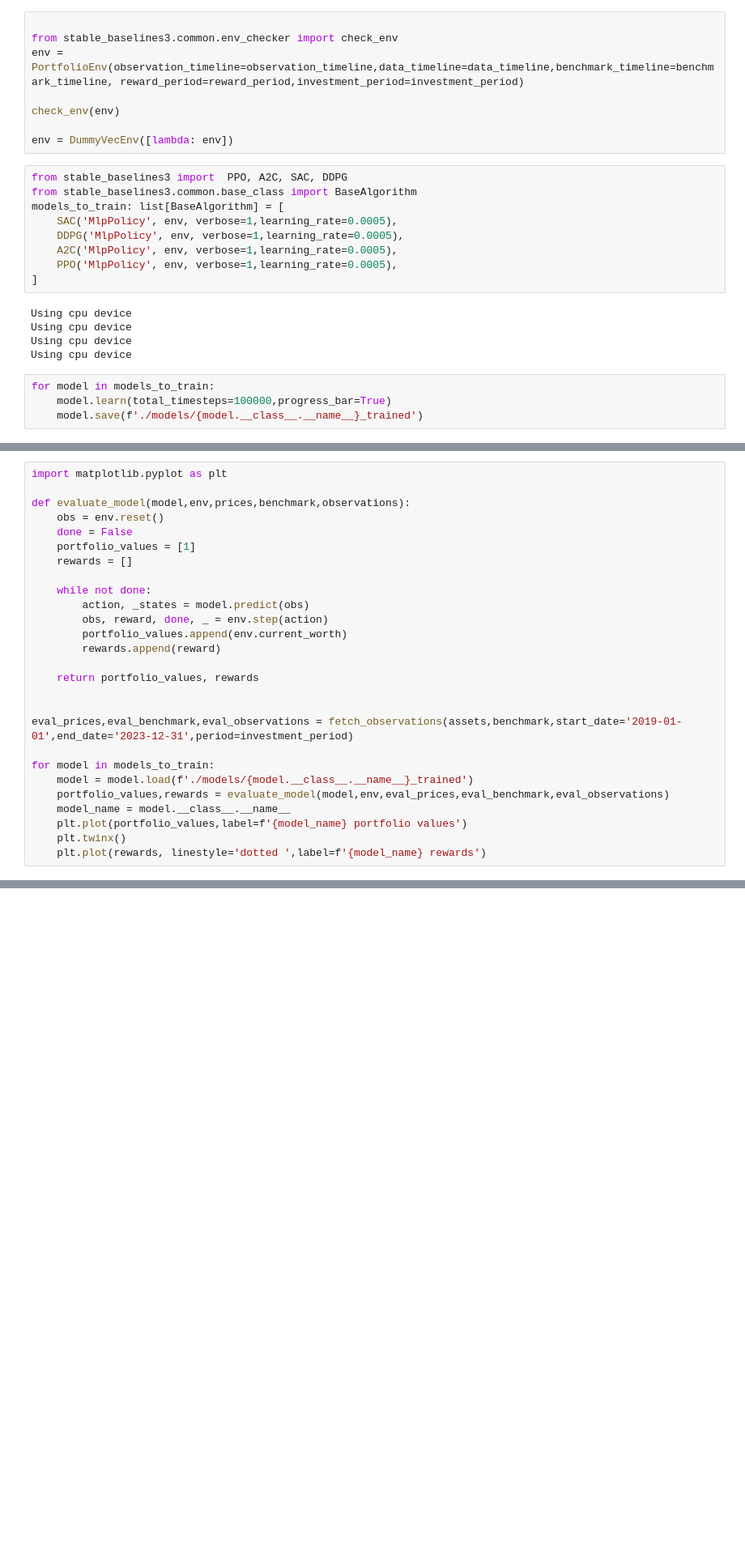
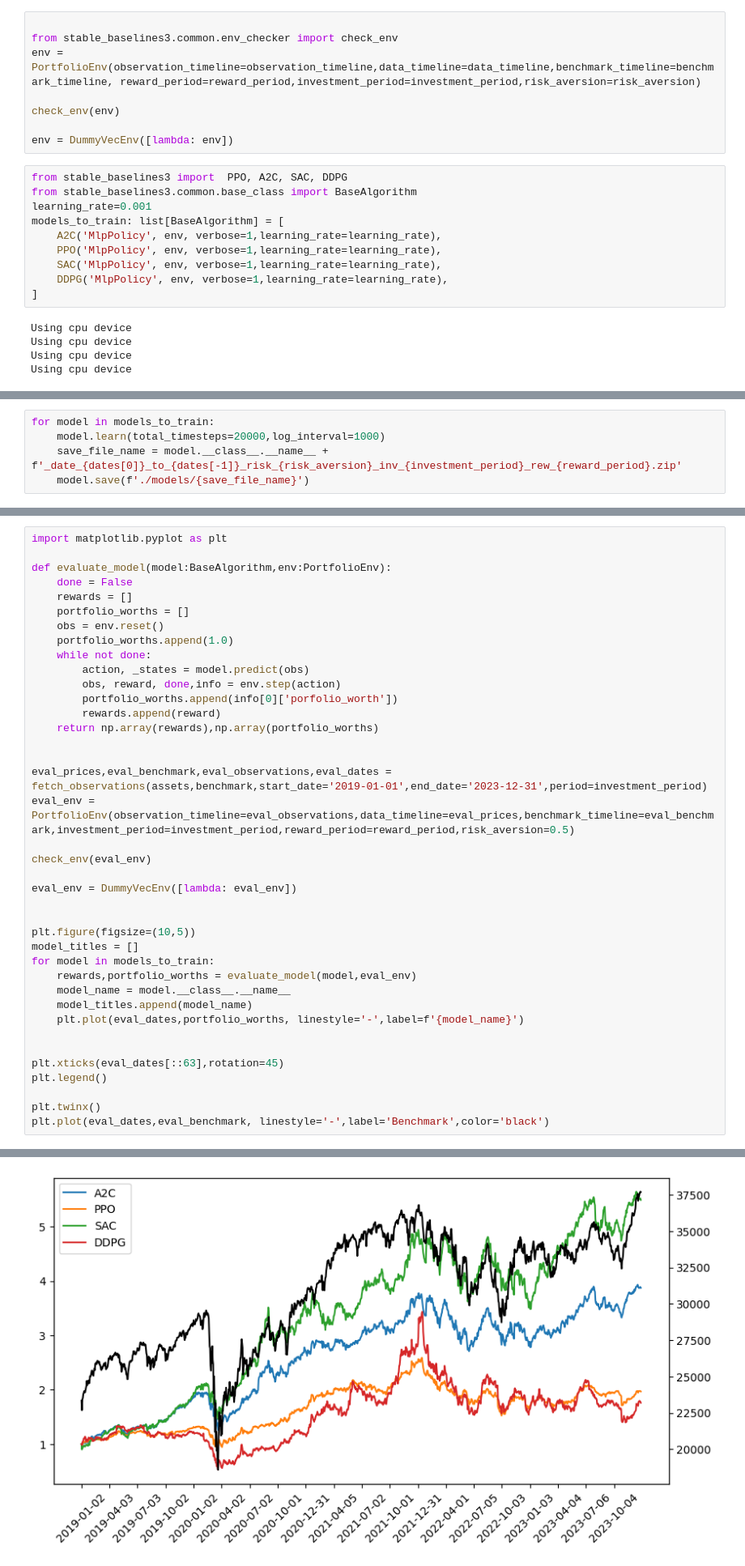
Before and after one commit to sohamviradiya/satan, a Jupyter notebook: main.ipynb, the cells around one changed output, grey strips where cells are left out. Shown: that part at 81% size. Cells and saved outputs as stored; diff of their text form; blank space fills up the shorter version.

Commit message:
fix plots

```diff
--- a/main.ipynb
+++ b/main.ipynb
@@ -125,7 +126,7 @@ data_timeline,benchmark_timeline,observation_timeline = fetch_observations(asset
 # %%
 
 from stable_baselines3.common.env_checker import check_env
-env = PortfolioEnv(observation_timeline=observation_timeline,data_timeline=data_timeline,benchmark_timeline=benchmark_timeline, reward_period=reward_period,investment_period=investment_period)
+env = PortfolioEnv(observation_timeline=observation_timeline,data_timeline=data_timeline,benchmark_timeline=benchmark_timeline, reward_period=reward_period,investment_period=investment_period,risk_aversion=risk_aversion)
 
 check_env(env)
 
@@ -133,18 +134,15 @@ env = DummyVecEnv([lambda: env])
 # %%
 from stable_baselines3 import  PPO, A2C, SAC, DDPG
 from stable_baselines3.common.base_class import BaseAlgorithm
+learning_rate=0.001
 models_to_train: list[BaseAlgorithm] = [
-    SAC('MlpPolicy', env, verbose=1,learning_rate=0.0005),
-    DDPG('MlpPolicy', env, verbose=1,learning_rate=0.0005),
-    A2C('MlpPolicy', env, verbose=1,learning_rate=0.0005),
-    PPO('MlpPolicy', env, verbose=1,learning_rate=0.0005),
+    A2C('MlpPolicy', env, verbose=1,learning_rate=learning_rate),
+    PPO('MlpPolicy', env, verbose=1,learning_rate=learning_rate),
+    SAC('MlpPolicy', env, verbose=1,learning_rate=learning_rate),
+    DDPG('MlpPolicy', env, verbose=1,learning_rate=learning_rate),
 ]
 # %% [output]
 Using cpu device
 Using cpu device
 Using cpu device
 Using cpu device
-# %%
-for model in models_to_train:
-    model.learn(total_timesteps=100000,progress_bar=True)
-    model.save(f'./models/{model.__class__.__name__}_trained')
@@ -152,0 +149,5 @@ for model in models_to_train:
+# %%
+for model in models_to_train:
+    model.learn(total_timesteps=20000,log_interval=1000)
+    save_file_name = model.__class__.__name__ + f'_date_{dates[0]}_to_{dates[-1]}_risk_{risk_aversion}_inv_{investment_period}_rew_{reward_period}.zip'
+    model.save(f'./models/{save_file_name}')
@@ -153,27 +172,40 @@ for model in models_to_train:
 # %%
 import matplotlib.pyplot as plt
 
-def evaluate_model(model,env,prices,benchmark,observations):
+def evaluate_model(model:BaseAlgorithm,env:PortfolioEnv):
+    done = False
+    rewards = []
+    portfolio_worths = []
     obs = env.reset()
-    done = False
-    portfolio_values = [1]
-    rewards = []
-
+    portfolio_worths.append(1.0)
     while not done:
         action, _states = model.predict(obs)
-        obs, reward, done, _ = env.step(action)
-        portfolio_values.append(env.current_worth)
+        obs, reward, done,info = env.step(action)
+        portfolio_worths.append(info[0]['porfolio_worth'])
         rewards.append(reward)
-
-    return portfolio_values, rewards
+    return np.array(rewards),np.array(portfolio_worths)
 
 
-eval_prices,eval_benchmark,eval_observations = fetch_observations(assets,benchmark,start_date='2019-01-01',end_date='2023-12-31',period=investment_period)
+eval_prices,eval_benchmark,eval_observations,eval_dates = fetch_observations(assets,benchmark,start_date='2019-01-01',end_date='2023-12-31',period=investment_period)
+eval_env = PortfolioEnv(observation_timeline=eval_observations,data_timeline=eval_prices,benchmark_timeline=eval_benchmark,investment_period=investment_period,reward_period=reward_period,risk_aversion=0.5)
 
+check_env(eval_env)
+
+eval_env = DummyVecEnv([lambda: eval_env])
+
+
+plt.figure(figsize=(10,5))
+model_titles = []
 for model in models_to_train:
-    model = model.load(f'./models/{model.__class__.__name__}_trained')
-    portfolio_values,rewards = evaluate_model(model,env,eval_prices,eval_benchmark,eval_observations)
+    rewards,portfolio_worths = evaluate_model(model,eval_env)
     model_name = model.__class__.__name__
-    plt.plot(portfolio_values,label=f'{model_name} portfolio values')
-    plt.twinx()
-    plt.plot(rewards, linestyle='dotted ',label=f'{model_name} rewards')
+    model_titles.append(model_name)
+    plt.plot(eval_dates,portfolio_worths, linestyle='-',label=f'{model_name}')
+
+
+plt.xticks(eval_dates[::63],rotation=45)
+plt.legend()
+
+plt.twinx()
+plt.plot(eval_dates,eval_benchmark, linestyle='-',label='Benchmark',color='black')
+# %% [output]
@@ -179,0 +213 @@ for model in models_to_train:
+[figure, added]
```
Also changed, not shown: parts of 6 cells of this notebook.
